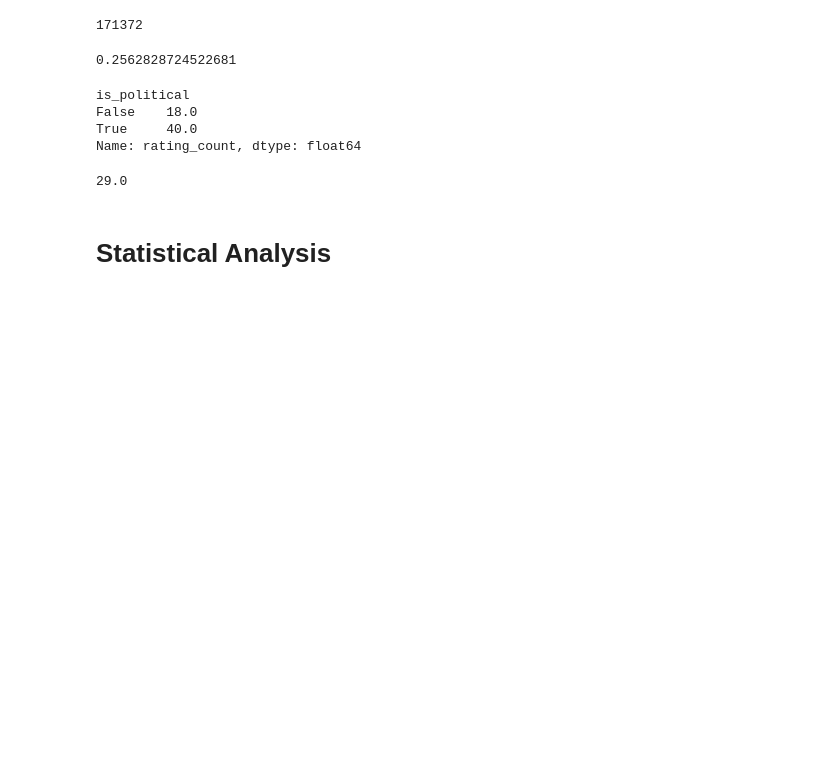
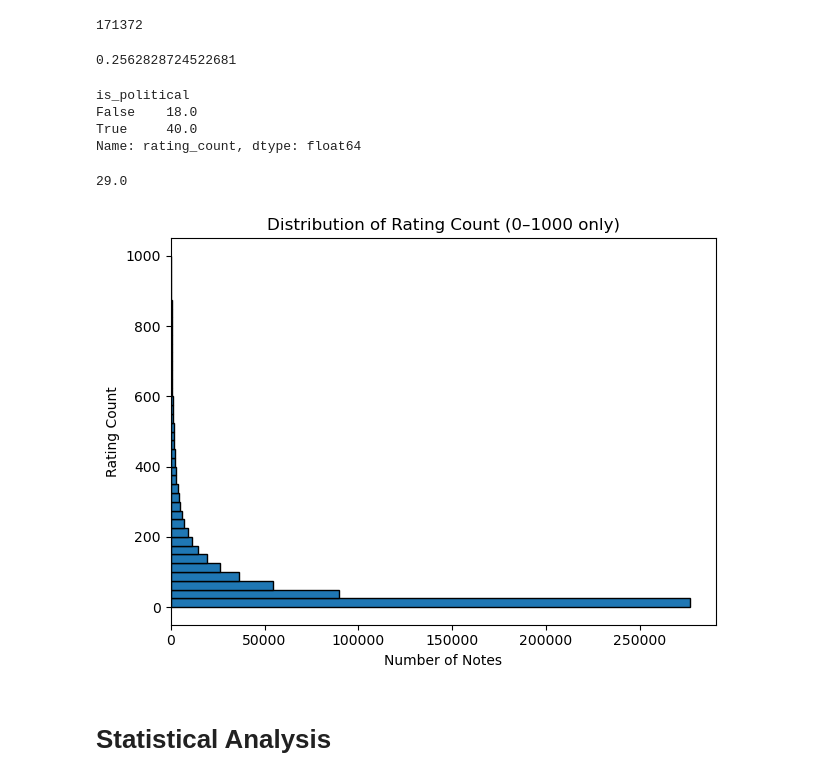
Before and after one commit to ryanmurt/community_notes, a Jupyter notebook: 01_data_analysis.ipynb, the cells around one changed output. Cells and saved outputs as stored; diff of their text form; code cells hidden in the pictures; blank space fills up the shorter version.

```diff
--- a/01_data_analysis.ipynb
+++ b/01_data_analysis.ipynb
@@ -524,5 +615,23 @@ Name: rating_count, dtype: float64
 df_english['rating_count'].median()
 # %% [output]
 29.0
+# %%
+# plotting the distribution of ratings per note (for all notes in the corpus)
+
+subset = df_english[df_english['rating_count'] <= 5000]
+subset['rating_count'].plot(
+    kind='hist',
+    bins=range(0, 1001, 25),
+    edgecolor='black',
+    orientation='horizontal'  # <-- this flips the axes
+)
+
+plt.ylabel('Rating Count')      # flipped
+plt.xlabel('Number of Notes')         # flipped
+plt.title('Distribution of Rating Count (0–1000 only)')
+plt.tight_layout()
+plt.show()
+# %% [output]
+[figure, added]
 # %% [markdown]
 # Statistical Analysis
```
Also changed, not shown: parts of 23 cells of this notebook.
